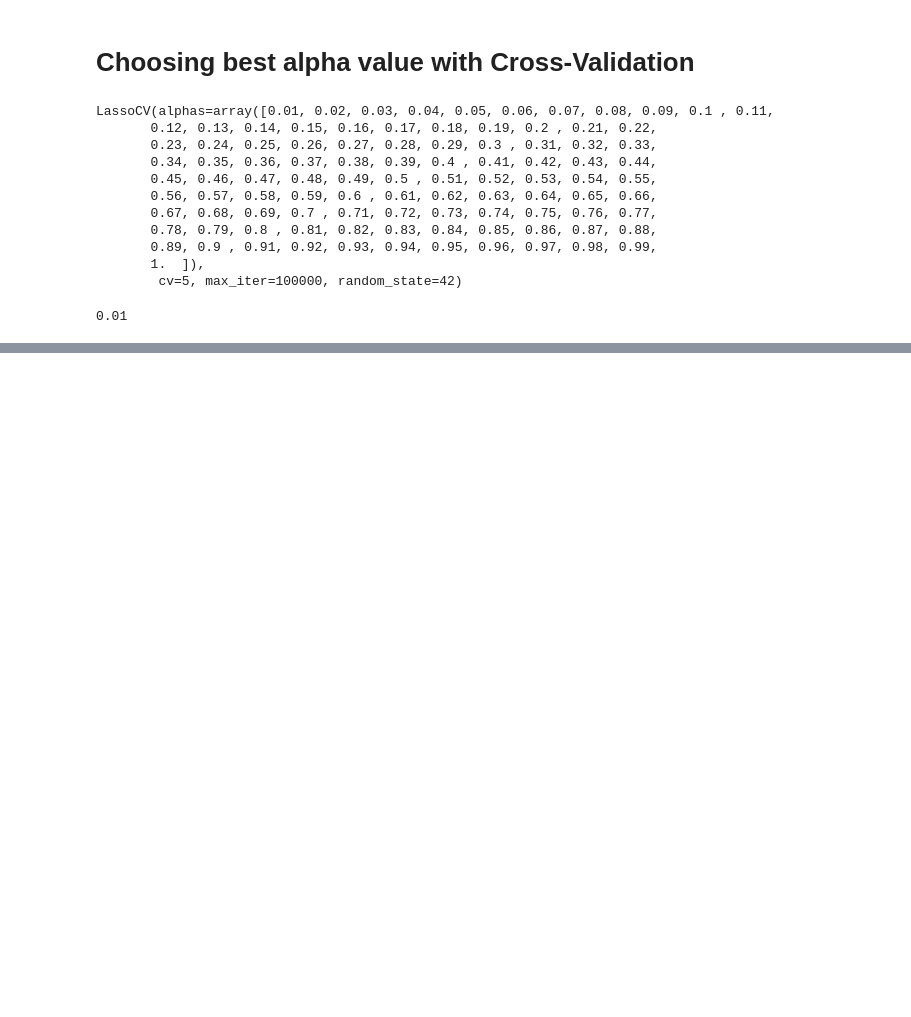
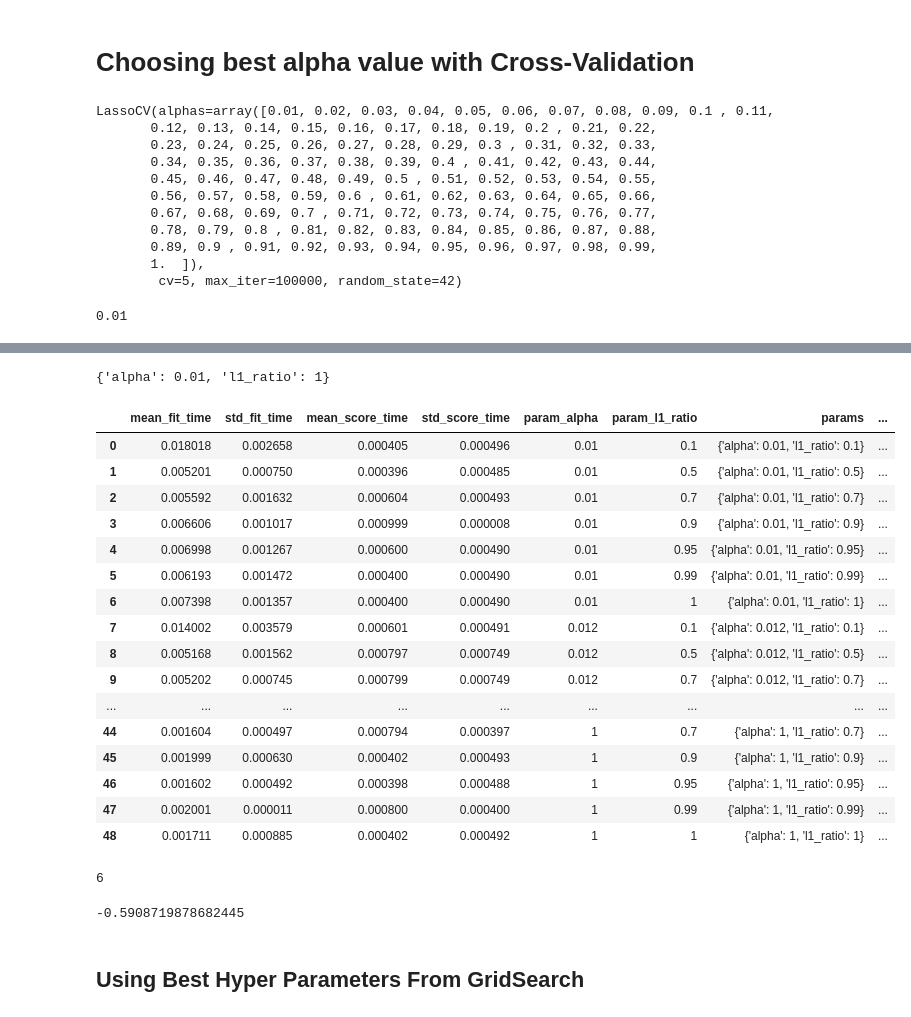
Before and after one commit to SefaYusuf/Machine-Learning, a Jupyter notebook: 4-Regularization/Regularization-Ridge-Lasso-ElasticNet-Cross Validation-Gridsearch.ipynb, the cells around one changed output, grey strips where cells are left out. Drawn from its saved outputs; the diff is of its cells as text; code cells hidden in the pictures; blank space fills up the shorter version.

```diff
--- a/4-Regularization/Regularization-Ridge-Lasso-ElasticNet-Cross Validation-Gridsearch.ipynb
+++ b/4-Regularization/Regularization-Ridge-Lasso-ElasticNet-Cross Validation-Gridsearch.ipynb
@@ -617,0 +921,5 @@ lasso_cv_model.alpha_
+# %%
+elastic_model = ElasticNet(max_iter=10000, random_state=42)
+# %%
+param_grid = {"alpha":[0.01, 0.012, 0.2, 0.5, 0.6, 0.7, 1],
+            "l1_ratio":[0.1, 0.5, 0.7, 0.9, 0.95, 0.99, 1]}
@@ -617,0 +953,34 @@ lasso_cv_model.alpha_
+# %%
+grid_model.best_params_
+# %% [output]
+{'alpha': 0.01, 'l1_ratio': 1}
+# %%
+pd.DataFrame(grid_model.cv_results_)
+# %% [output]
+|  | mean_fit_time | std_fit_time | mean_score_time | std_score_time | param_alpha | param_l1_ratio | params | ... |
+| 0 | 0.018018 | 0.002658 | 0.000405 | 0.000496 | 0.01 | 0.1 | {'alpha': 0.01, 'l1_ratio': 0.1} | ... |
+| 1 | 0.005201 | 0.000750 | 0.000396 | 0.000485 | 0.01 | 0.5 | {'alpha': 0.01, 'l1_ratio': 0.5} | ... |
+| 2 | 0.005592 | 0.001632 | 0.000604 | 0.000493 | 0.01 | 0.7 | {'alpha': 0.01, 'l1_ratio': 0.7} | ... |
+| 3 | 0.006606 | 0.001017 | 0.000999 | 0.000008 | 0.01 | 0.9 | {'alpha': 0.01, 'l1_ratio': 0.9} | ... |
+| 4 | 0.006998 | 0.001267 | 0.000600 | 0.000490 | 0.01 | 0.95 | {'alpha': 0.01, 'l1_ratio': 0.95} | ... |
+| 5 | 0.006193 | 0.001472 | 0.000400 | 0.000490 | 0.01 | 0.99 | {'alpha': 0.01, 'l1_ratio': 0.99} | ... |
+| 6 | 0.007398 | 0.001357 | 0.000400 | 0.000490 | 0.01 | 1 | {'alpha': 0.01, 'l1_ratio': 1} | ... |
+| 7 | 0.014002 | 0.003579 | 0.000601 | 0.000491 | 0.012 | 0.1 | {'alpha': 0.012, 'l1_ratio': 0.1} | ... |
+| 8 | 0.005168 | 0.001562 | 0.000797 | 0.000749 | 0.012 | 0.5 | {'alpha': 0.012, 'l1_ratio': 0.5} | ... |
+| 9 | 0.005202 | 0.000745 | 0.000799 | 0.000749 | 0.012 | 0.7 | {'alpha': 0.012, 'l1_ratio': 0.7} | ... |
+| ... | ... | ... | ... | ... | ... | ... | ... | ... |
+| 44 | 0.001604 | 0.000497 | 0.000794 | 0.000397 | 1 | 0.7 | {'alpha': 1, 'l1_ratio': 0.7} | ... |
+| 45 | 0.001999 | 0.000630 | 0.000402 | 0.000493 | 1 | 0.9 | {'alpha': 1, 'l1_ratio': 0.9} | ... |
+| 46 | 0.001602 | 0.000492 | 0.000398 | 0.000488 | 1 | 0.95 | {'alpha': 1, 'l1_ratio': 0.95} | ... |
+| 47 | 0.002001 | 0.000011 | 0.000800 | 0.000400 | 1 | 0.99 | {'alpha': 1, 'l1_ratio': 0.99} | ... |
+| 48 | 0.001711 | 0.000885 | 0.000402 | 0.000492 | 1 | 1 | {'alpha': 1, 'l1_ratio': 1} | ... |
+# %%
+grid_model.best_index_
+# %% [output]
+6
+# %%
+grid_model.best_score_
+# %% [output]
+-0.5908719878682445
+# %% [markdown]
+## Using Best Hyper Parameters From GridSearch
```
Also changed, not shown: parts of 54 cells of this notebook.
